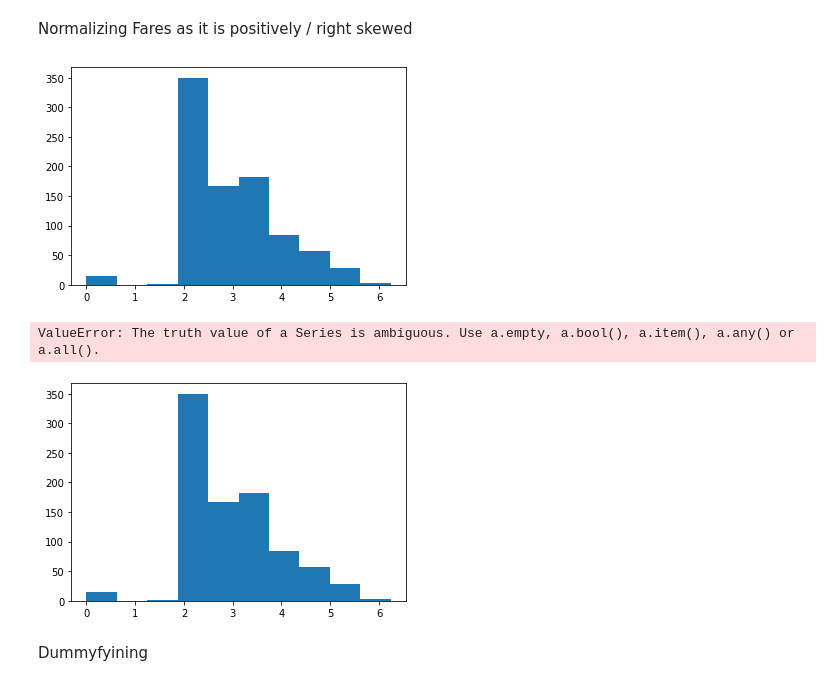
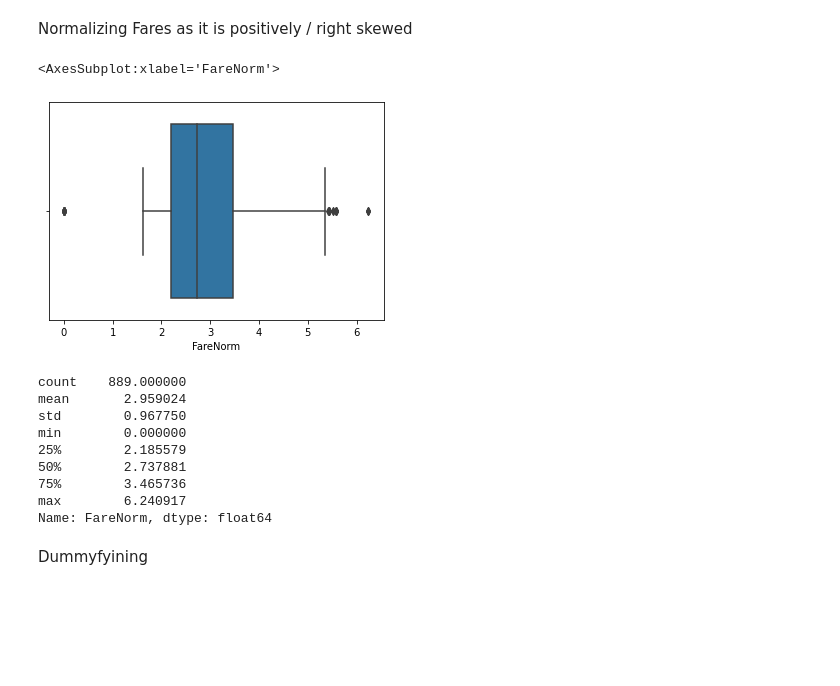
Before and after one commit to marc6330/Kaggle_Competitions, a Jupyter notebook: 01_Kaggle_Titanic_Competition.ipynb, the cells around one changed output. Drawn from its saved outputs; the diff is of its cells as text; code cells hidden in the pictures; blank space fills up the shorter version.

```diff
--- a/01_Kaggle_Titanic_Competition.ipynb
+++ b/01_Kaggle_Titanic_Competition.ipynb
@@ -221,13 +221,23 @@ memory usage: 97.2+ KB
 Normalizing Fares as it is positively / right skewed
 # %%
 df['FareNorm'] = np.log(df.Fare+1)
-# %%
-plt.hist(df.FareNorm)
-plt.show(df.FareNorm)
-# %% [output]
-[figure, removed]
-ValueError: The truth value of a Series is ambiguous. Use a.empty, a.bool(), a.item(), a.any() or a.all().
-[figure, removed]
+# %%
+sns.boxplot(df.FareNorm)
+# %% [output]
+<AxesSubplot:xlabel='FareNorm'>
+[figure, added]
+# %%
+df.FareNorm.describe()
+# %% [output]
+count    889.000000
+mean       2.959024
+std        0.967750
+min        0.000000
+25%        2.185579
+50%        2.737881
+75%        3.465736
+max        6.240917
+Name: FareNorm, dtype: float64
 # %% [markdown]
 Dummyfyining
 # %%
```
Also changed, not shown: parts of 23 cells of this notebook.
